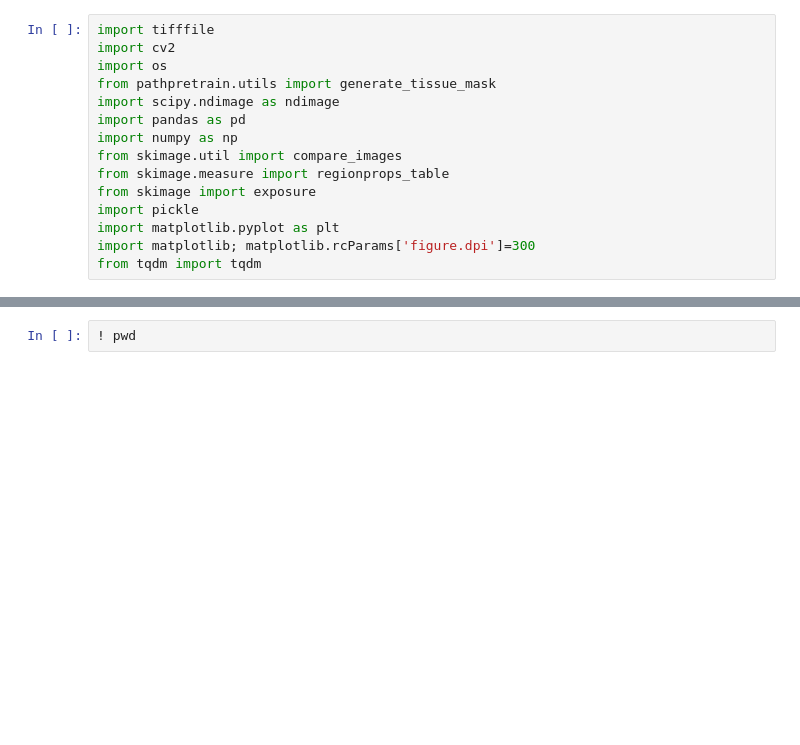
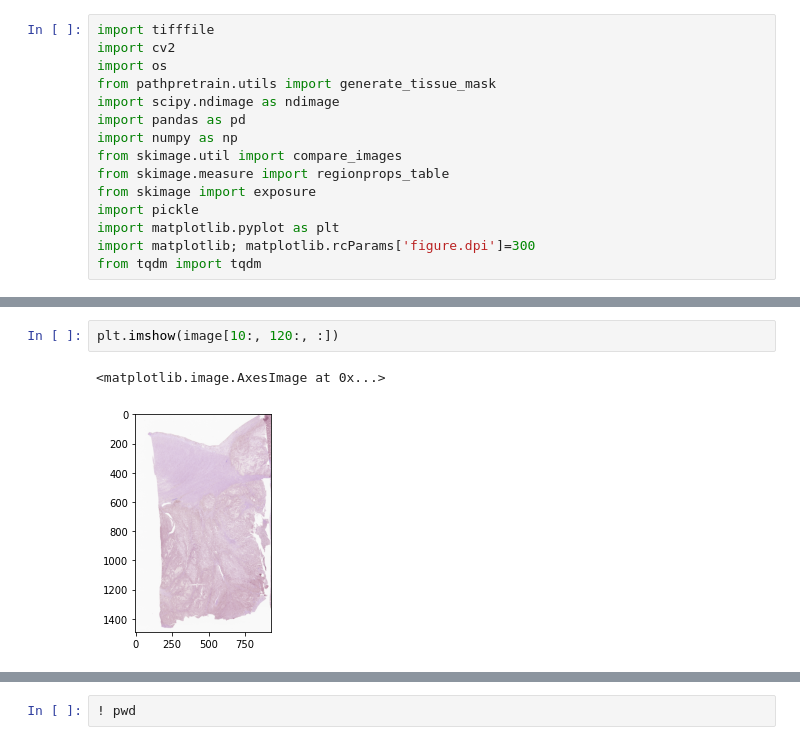
Before and after one commit to LutzzLu/metals_app, a Jupyter notebook: 5_2_make_data.ipynb, the cells around one changed output, grey strips where cells are left out. Drawn from its saved outputs; the diff is of its cells as text; blank space fills up the shorter version.

```diff
--- a/5_2_make_data.ipynb
+++ b/5_2_make_data.ipynb
@@ -15,0 +63,5 @@ from tqdm import tqdm
+# %%
+plt.imshow(image[10:, 120:, :])
+# %% [output]
+<matplotlib.image.AxesImage at 0x...>
+[figure, added]
```
Also changed, not shown: parts of 69 cells of this notebook, 30 other files.
